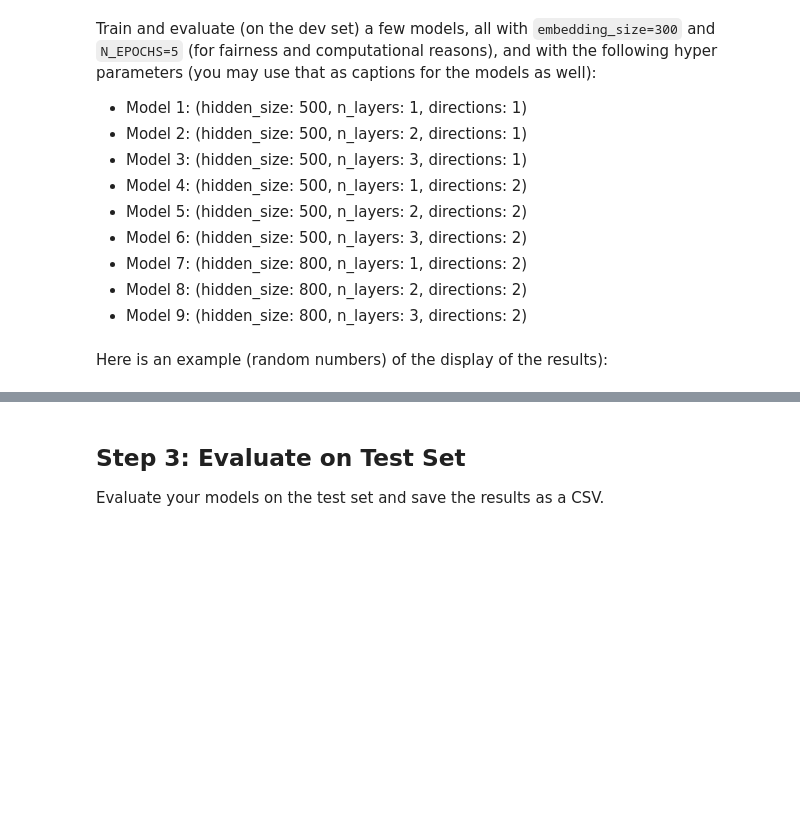
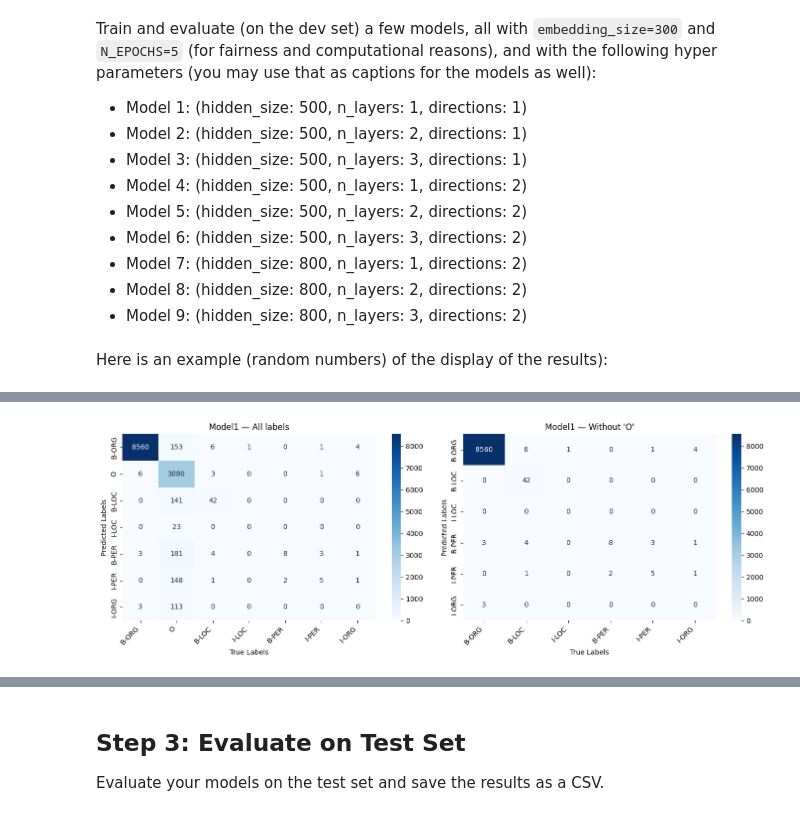
Before and after one commit to yossefPartouche/Intro_NLP, a Jupyter notebook: NER_LSTM.ipynb, the cells around one changed output, grey strips where cells are left out. Cells and saved outputs as stored; diff of their text form; code cells hidden in the pictures; blank space fills up the shorter version.

```diff
--- a/NER_LSTM.ipynb
+++ b/NER_LSTM.ipynb
@@ -437,7 +560,7 @@ class SequenceDataset(Dataset):
 
     def __getitem__(self, idx):
       words, tags = self.sequences[idx]
-      return torch.tensor(words), torch.tensor(tags)
+      return th.tensor(words), th.tensor(tags)
 
 def prepare_data_loader(sequences, batch_size: int, train: bool = True):
   """
@@ -576,18 +798,3 @@ Calculate metrics for each label, and find their average weighted by support. Re
    - Rows represent the predicted labels.
    - Columns represent the true labels.
    - Include a title for the plot, axis names, and the names of the tags on the X-axis.
-# %%
-def evaluate(model: NERNet, title: str, dataloader: DataLoader, vocab: Vocab):
-  """
-  Evaluate a trained model on the given dataset.
-  :param model: model instance
-  :param title: title for the plot
-  :param dataloader: dataloader
-  :param vocab: Vocab instance
-  :return: Dictionary of evaluation results
-  """
-  results = {}
-  # TO DO ----------------------------------------------------------------------
-
-  # TO DO ----------------------------------------------------------------------
-  return results
@@ -620,20 +953,59 @@ print(tabulate(df, headers='keys', tablefmt='psql',floatfmt=".4f"))
 # %%
 # Define models with their hyperparameters
 models = {
-  'Model1': {'embedding_size': EMB_DIM, 'hidden_size': 500, 'n_layers': 1, 'directions': 1},
-  'Model2': {'embedding_size': EMB_DIM, 'hidden_size': 500, 'n_layers': 2, 'directions': 1},
-  'Model3': {'embedding_size': EMB_DIM, 'hidden_size': 500, 'n_layers': 3, 'directions': 1},
-  'Model4': {'embedding_size': EMB_DIM, 'hidden_size': 500, 'n_layers': 1, 'directions': 2},
-  'Model5': {'embedding_size': EMB_DIM, 'hidden_size': 500, 'n_layers': 2, 'directions': 2},
-  'Model6': {'embedding_size': EMB_DIM, 'hidden_size': 500, 'n_layers': 3, 'directions': 2},
-  'Model7': {'embedding_size': EMB_DIM, 'hidden_size': 800, 'n_layers': 1, 'directions': 2},
-  'Model8': {'embedding_size': EMB_DIM, 'hidden_size': 800, 'n_layers': 2, 'directions': 2},
-  'Model9': {'embedding_size': EMB_DIM, 'hidden_size': 800, 'n_layers': 3, 'directions': 2},
+    "Model1": {"embedding_size": EMB_DIM, "hidden_size": 500, "n_layers": 1, "directions": 1},
+    "Model2": {"embedding_size": EMB_DIM, "hidden_size": 500, "n_layers": 2, "directions": 1},
+    "Model3": {"embedding_size": EMB_DIM, "hidden_size": 500, "n_layers": 3, "directions": 1},
+    "Model4": {"embedding_size": EMB_DIM, "hidden_size": 500, "n_layers": 1, "directions": 2},
+    "Model5": {"embedding_size": EMB_DIM, "hidden_size": 500, "n_layers": 2, "directions": 2},
+    "Model6": {"embedding_size": EMB_DIM, "hidden_size": 500, "n_layers": 3, "directions": 2},
+    "Model7": {"embedding_size": EMB_DIM, "hidden_size": 800, "n_layers": 1, "directions": 2},
+    "Model8": {"embedding_size": EMB_DIM, "hidden_size": 800, "n_layers": 2, "directions": 2},
+    "Model9": {"embedding_size": EMB_DIM, "hidden_size": 800, "n_layers": 3, "directions": 2},
 }
 
-# TO DO ----------------------------------------------------------------------
+columns = ["N_MODEL", "HIDDEN_SIZE", "N_LAYERS", "DIRECTIONS",
+           "RECALL", "PRECISION", "F1",
+           "RECALL_WO_O", "PRECISION_WO_O", "F1_WO_O"]
 
-# TO DO ----------------------------------------------------------------------
+res_dev_list = []
 
-# Print results in tabulated format
-print(tabulate(results_dev, headers='keys', tablefmt='psql', floatfmt=".4f"))
+for i, (model_name, params) in enumerate(models.items(), 1):
+    print(f"\n{'='*60}")
+    print(f"Training {model_name}: hidden={params['hidden_size']}, "
+          f"layers={params['n_layers']}, dirs={params['directions']}")
+    print("="*60)
+
+    m = NERNet(
+        input_size=vocab.n_words,
+        embedding_size=params["embedding_size"],
+        hidden_size=params["hidden_size"],
+        output_size=vocab.n_tags,
+        n_layers=params["n_layers"],
+        directions=params["directions"],
+    )
+
+    train_loop(m, n_epochs=N_EPOCHS,
+               dataloader_train=dl_train,
+               dataloader_dev=dl_dev)
+
+    er = evaluate(m, title=model_name,
+                  dataloader=dl_dev, vocab=vocab)
+
+    res_dev_list.append({
+        "N_MODEL":        f"model_{i}",
+        "HIDDEN_SIZE":    params["hidden_size"],
+        "N_LAYERS":       params["n_layers"],
+        "DIRECTIONS":     params["directions"],
+        "RECALL":         er["recall"],
+        "PRECISION":      er["precision"],
+        "F1":             er["f1"],
+        "RECALL_WO_O":    er["recall_wo_o"],
+        "PRECISION_WO_O": er["precision_wo_o"],
+        "F1_WO_O":        er["f1_wo_o"],
+    })
+
+df_dev = pd.DataFrame(res_dev_list, columns=columns)
+print("\n=== Dev Set Results ===")
+print(tabulate(df_dev, headers="keys", tablefmt="psql", floatfmt=".4f"))
+# %% [output]
@@ -639,0 +1015 @@ print(tabulate(results_dev, headers='keys', tablefmt='psql', floatfmt=".4f"))
+[figure, added]
```
Also changed, not shown: parts of 47 cells of this notebook.
